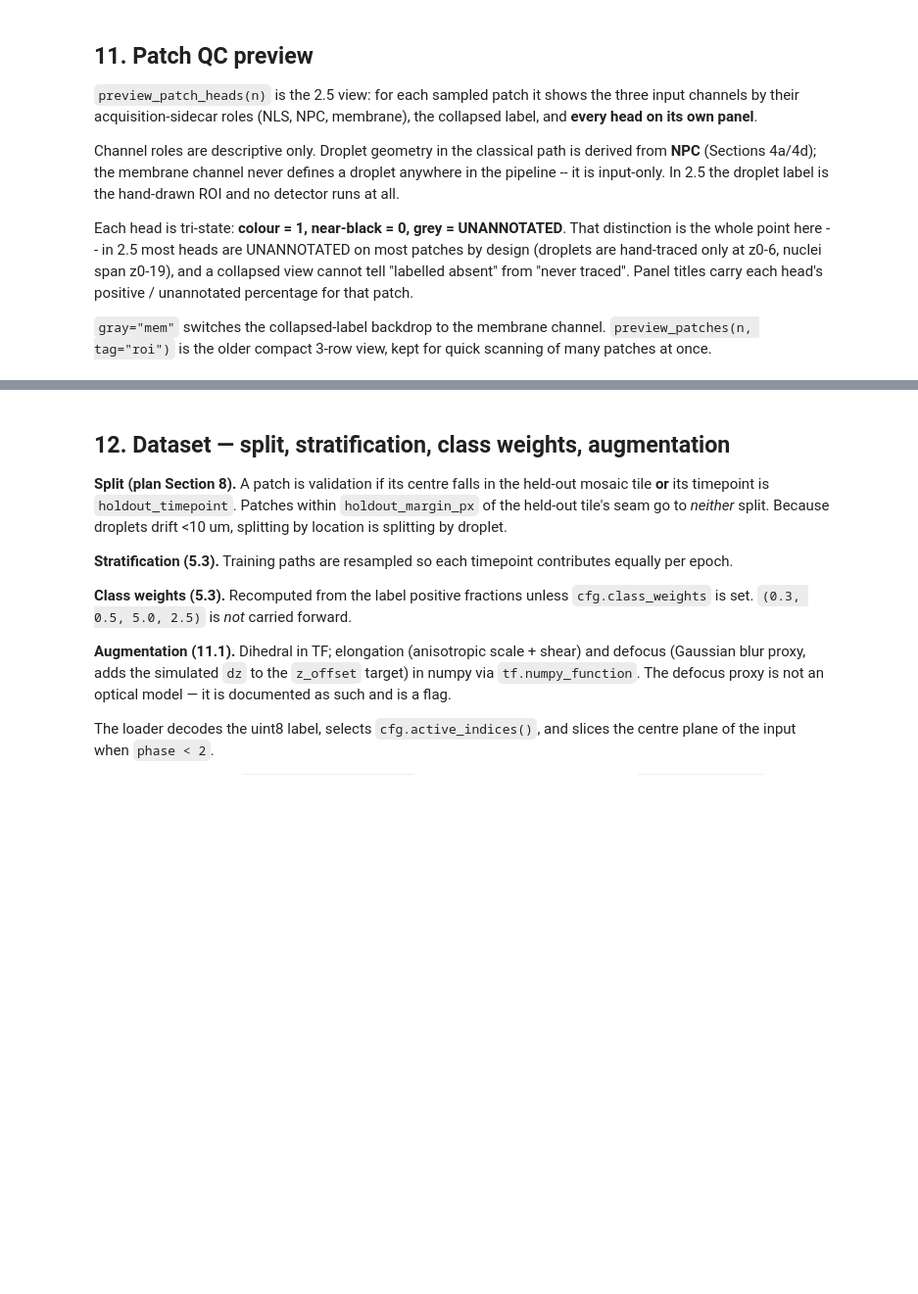
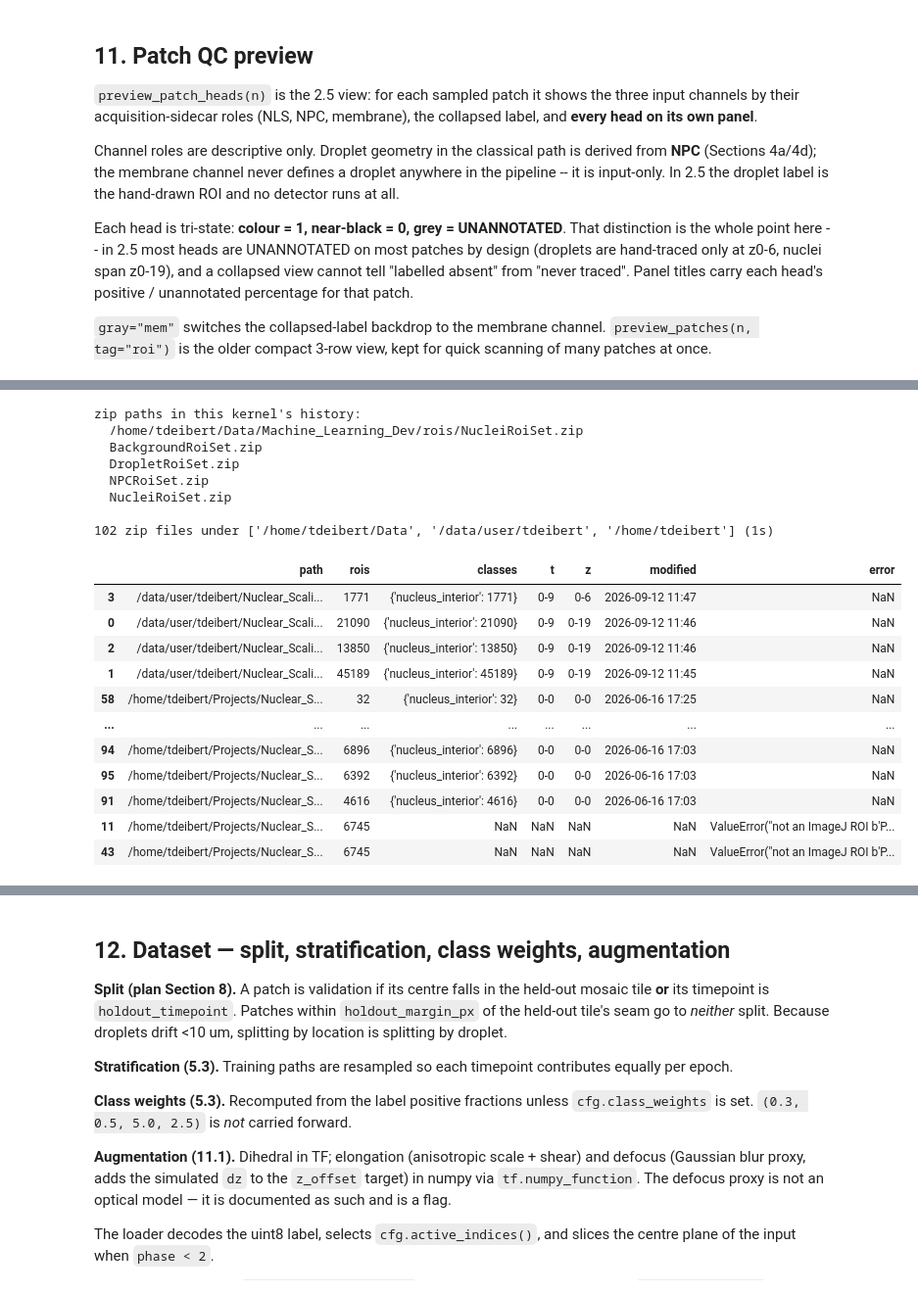
Before and after one commit to Tdeibert/Nuclear_Scaling_ML, a Jupyter notebook: notebooks/model_training/vulcan_training_2_5.1.ipynb, the cells around one changed output, grey strips where cells are left out. Shown at 98% size. Cells and saved outputs as stored; diff of their text form; code cells hidden in the pictures; blank space fills up the shorter version.

```diff
--- a/notebooks/model_training/vulcan_training_2_5.1.ipynb
+++ b/notebooks/model_training/vulcan_training_2_5.1.ipynb
@@ -2173,0 +2202,80 @@ preview_patch_heads(3, tag="roi", seed=0)
+# %%
+# ONE-OFF, informational (not a fix): find the real RoiSet.zip files. NUCLEI_ZIP in the z_eq cell
+# was a guess from the Section 9.8 usage comment. Checks (1) paths used by earlier
+# build_patches_from_roisets / load_roiset calls in this kernel, then (2) searches likely roots for
+# .zip files whose entries are ImageJ .roi files, and reports each one's ROI count, t/z range and
+# the class the importer would assign from its name. Read-only; time-capped. Delete after.
+import os, time, zipfile
+
+SEARCH_ROOTS = [Path("/home/tdeibert/Data"), Path("/data/user/tdeibert"), Path.home()]
+BUDGET_S     = 180
+
+# 1. this kernel's history
+hist_hits = sorted({m for src in globals().get("In", [])
+                    for m in re.findall(r"""['"]([^'"]*\.zip)['"]""", src)
+                    if "roi" in m.lower() or "RoiSet" in m})
+print("zip paths in this kernel's history:", *(hist_hits or ["none"]), sep="\n  ")
+
+# 2. filesystem search
+found, seen, t0 = [], set(), time.time()
+for root in SEARCH_ROOTS:
+    if not root.is_dir():
+        continue
+    for dirpath, dirnames, filenames in os.walk(root):
+        dirnames[:] = [d for d in dirnames if not d.startswith(".") and d not in ("_to_delete", "site-packages")]
+        for f in filenames:
+            if f.lower().endswith(".zip"):
+                p = (Path(dirpath) / f).resolve()
+                if p not in seen:
+                    seen.add(p); found.append(p)
+        if time.time() - t0 > BUDGET_S:
+            break
+print(f"\n{len(found)} zip files under {[str(r) for r in SEARCH_ROOTS if r.is_dir()]} "
+      f"({time.time() - t0:.0f}s{', time cap hit' if time.time() - t0 > BUDGET_S else ''})")
+
+rows = []
+for p in found:
+    try:
+        with zipfile.ZipFile(p) as zf:
+            names = zf.namelist()
+    except (zipfile.BadZipFile, OSError):
+        continue
+    if not names or sum(n.lower().endswith(".roi") for n in names) < 0.9 * len(names):
+        continue
+    try:
+        items = load_roiset(p, "nuc")
+    except Exception as e:
+        rows.append(dict(path=str(p), rois=len(names), error=repr(e)[:80])); continue
+    ts, zs = [it["t"] for it in items], [it["z"] for it in items]
+    rows.append(dict(path=str(p), rois=len(items),
+                     classes=dict(Counter(it["cls"] for it in items)),
+                     t=f"{min(ts)}-{max(ts)}" if ts else "", z=f"{min(zs)}-{max(zs)}" if zs else "",
+                     modified=time.strftime("%Y-%m-%d %H:%M", time.localtime(p.stat().st_mtime))))
+
+roi_zips = pd.DataFrame(rows)
+if roi_zips.empty:
+    print("no ROI zips found -- add the folder you exported them to to SEARCH_ROOTS")
+else:
+    pd.set_option("display.max_colwidth", 120)
+    display(roi_zips.sort_values("modified", ascending=False))
+# %% [output]
+zip paths in this kernel's history:
+  /home/tdeibert/Data/Machine_Learning_Dev/rois/NucleiRoiSet.zip
+  BackgroundRoiSet.zip
+  DropletRoiSet.zip
+  NPCRoiSet.zip
+  NucleiRoiSet.zip
+
+102 zip files under ['/home/tdeibert/Data', '/data/user/tdeibert', '/home/tdeibert'] (1s)
+|  | path | rois | classes | t | z | modified | error |
+| 3 | /data/user/tdeibert/Nuclear_Scali... | 1771 | {'nucleus_interior': 1771} | 0-9 | 0-6 | 2026-09-12 11:47 | NaN |
+| 0 | /data/user/tdeibert/Nuclear_Scali... | 21090 | {'nucleus_interior': 21090} | 0-9 | 0-19 | 2026-09-12 11:46 | NaN |
+| 2 | /data/user/tdeibert/Nuclear_Scali... | 13850 | {'nucleus_interior': 13850} | 0-9 | 0-19 | 2026-09-12 11:46 | NaN |
+| 1 | /data/user/tdeibert/Nuclear_Scali... | 45189 | {'nucleus_interior': 45189} | 0-9 | 0-19 | 2026-09-12 11:45 | NaN |
+| 58 | /home/tdeibert/Projects/Nuclear_S... | 32 | {'nucleus_interior': 32} | 0-0 | 0-0 | 2026-06-16 17:25 | NaN |
+| ... | ... | ... | ... | ... | ... | ... | ... |
+| 94 | /home/tdeibert/Projects/Nuclear_S... | 6896 | {'nucleus_interior': 6896} | 0-0 | 0-0 | 2026-06-16 17:03 | NaN |
+| 95 | /home/tdeibert/Projects/Nuclear_S... | 6392 | {'nucleus_interior': 6392} | 0-0 | 0-0 | 2026-06-16 17:03 | NaN |
+| 91 | /home/tdeibert/Projects/Nuclear_S... | 4616 | {'nucleus_interior': 4616} | 0-0 | 0-0 | 2026-06-16 17:03 | NaN |
+| 11 | /home/tdeibert/Projects/Nuclear_S... | 6745 | NaN | NaN | NaN | NaN | ValueError("not an ImageJ ROI b'P... |
+| 43 | /home/tdeibert/Projects/Nuclear_S... | 6745 | NaN | NaN | NaN | NaN | ValueError("not an ImageJ ROI b'P... |
```
Also changed, not shown: parts of 7 cells of this notebook, 2 other files.
